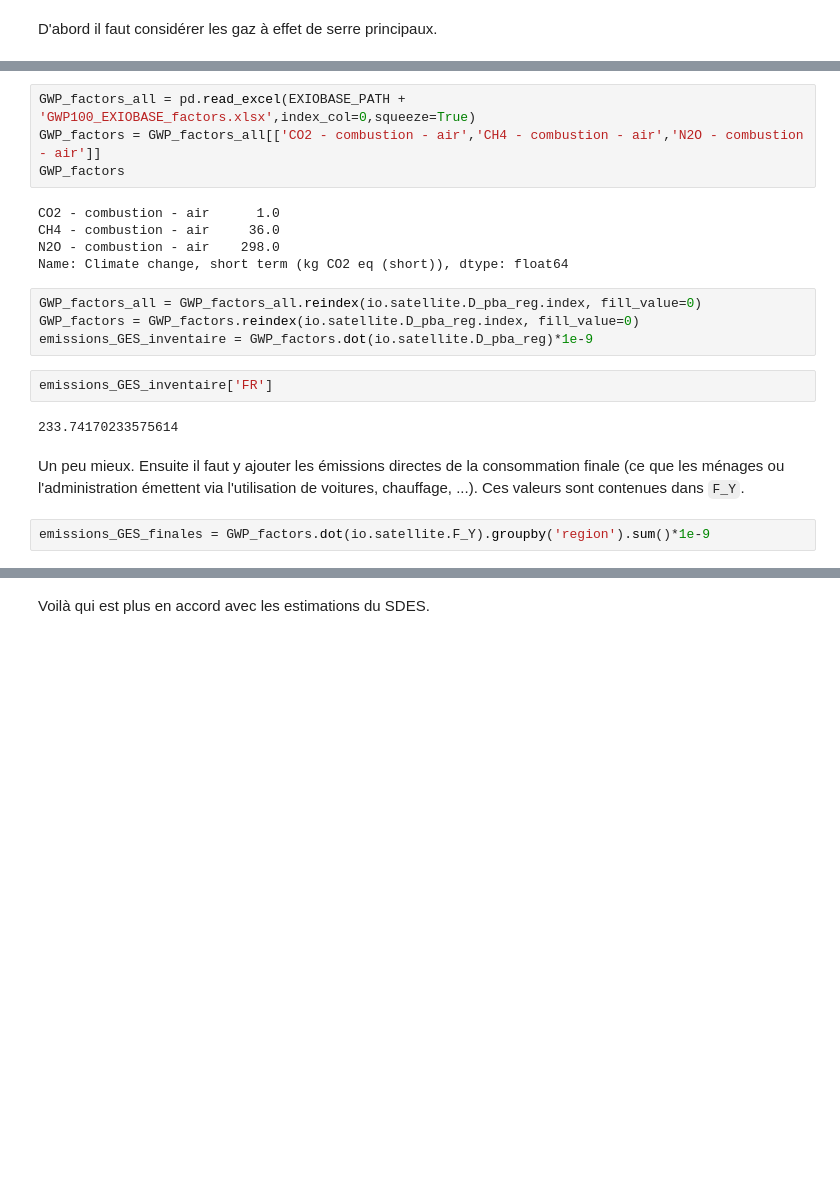
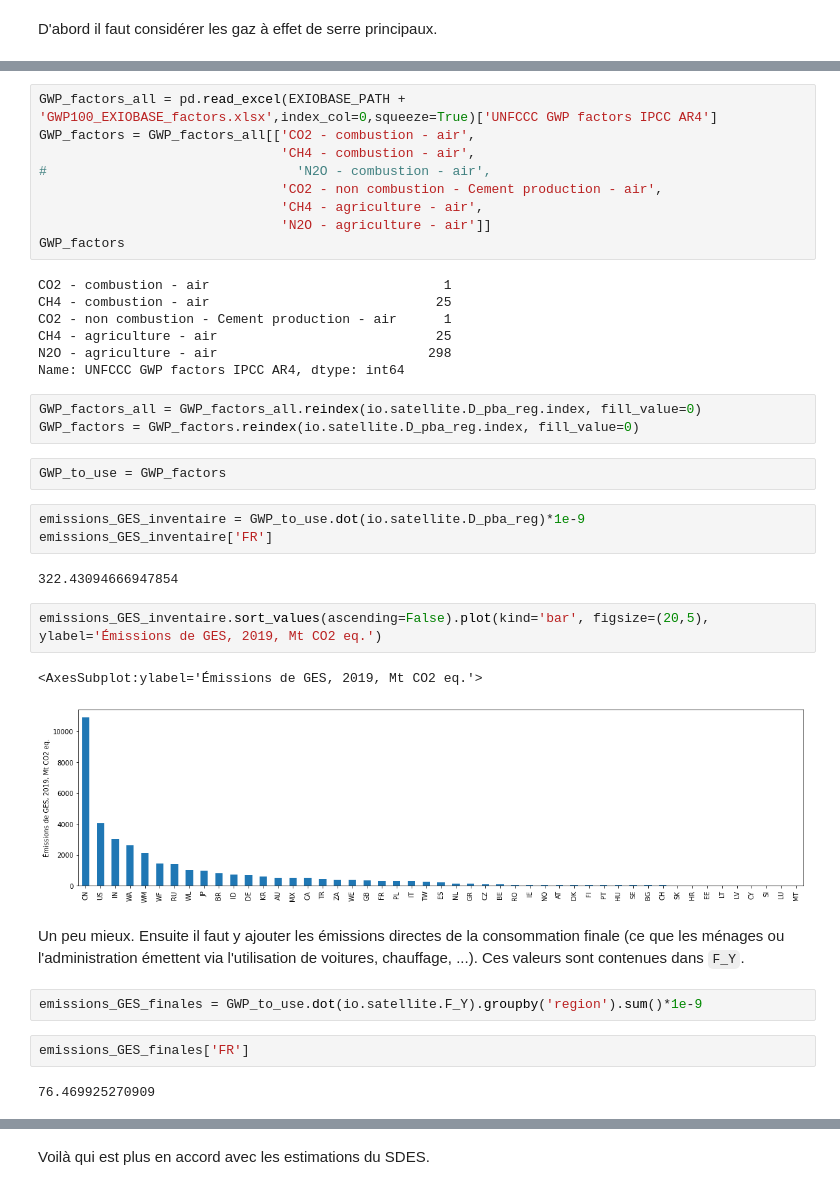
Before and after one commit to thomasgibon/io-footprinting, a Jupyter notebook: miniprojet_mines/1_introduction_structure_IO.ipynb, the cells around one changed output, grey strips where cells are left out. Drawn from its saved outputs; the diff is of its cells as text; blank space fills up the shorter version.

```diff
--- a/miniprojet_mines/1_introduction_structure_IO.ipynb
+++ b/miniprojet_mines/1_introduction_structure_IO.ipynb
@@ -285,24 +376,42 @@ D'abord il faut considérer les gaz à effet de serre principaux.
 # %%
-GWP_factors_all = pd.read_excel(EXIOBASE_PATH + 'GWP100_EXIOBASE_factors.xlsx',index_col=0,squeeze=True)
-GWP_factors = GWP_factors_all[['CO2 - combustion - air','CH4 - combustion - air','N2O - combustion - air']]
+GWP_factors_all = pd.read_excel(EXIOBASE_PATH + 'GWP100_EXIOBASE_factors.xlsx',index_col=0,squeeze=True)['UNFCCC GWP factors IPCC AR4']
+GWP_factors = GWP_factors_all[['CO2 - combustion - air',
+                               'CH4 - combustion - air',
+#                                'N2O - combustion - air',
+                               'CO2 - non combustion - Cement production - air',
+                               'CH4 - agriculture - air',
+                               'N2O - agriculture - air']]
 GWP_factors
 # %% [output]
-CO2 - combustion - air      1.0
-CH4 - combustion - air     36.0
-N2O - combustion - air    298.0
-Name: Climate change, short term (kg CO2 eq (short)), dtype: float64
+CO2 - combustion - air                              1
+CH4 - combustion - air                             25
+CO2 - non combustion - Cement production - air      1
+CH4 - agriculture - air                            25
+N2O - agriculture - air                           298
+Name: UNFCCC GWP factors IPCC AR4, dtype: int64
 # %%
 GWP_factors_all = GWP_factors_all.reindex(io.satellite.D_pba_reg.index, fill_value=0)
 GWP_factors = GWP_factors.reindex(io.satellite.D_pba_reg.index, fill_value=0)
-emissions_GES_inventaire = GWP_factors.dot(io.satellite.D_pba_reg)*1e-9
-# %%
-emissions_GES_inventaire['FR']
-# %% [output]
-233.74170233575614
+# %%
+GWP_to_use = GWP_factors
+# %%
+emissions_GES_inventaire = GWP_to_use.dot(io.satellite.D_pba_reg)*1e-9
+emissions_GES_inventaire['FR']
+# %% [output]
+322.43094666947854
+# %%
+emissions_GES_inventaire.sort_values(ascending=False).plot(kind='bar', figsize=(20,5), ylabel='Émissions de GES, 2019, Mt CO2 eq.')
+# %% [output]
+<AxesSubplot:ylabel='Émissions de GES, 2019, Mt CO2 eq.'>
+[figure, added]
 # %% [markdown]
 Un peu mieux. Ensuite il faut y ajouter les émissions directes de la consommation finale (ce que les ménages ou l'administration émettent via l'utilisation de voitures, chauffage, ...). Ces valeurs sont contenues dans `F_Y`.
 # %%
-emissions_GES_finales = GWP_factors.dot(io.satellite.F_Y).groupby('region').sum()*1e-9
+emissions_GES_finales = GWP_to_use.dot(io.satellite.F_Y).groupby('region').sum()*1e-9
+# %%
+emissions_GES_finales['FR']
+# %% [output]
+76.469925270909
 # %%
 (emissions_GES_inventaire + emissions_GES_finales)['FR']
 # %% [output]
```
Also changed, not shown: parts of 24 cells of this notebook, 1 other file.
